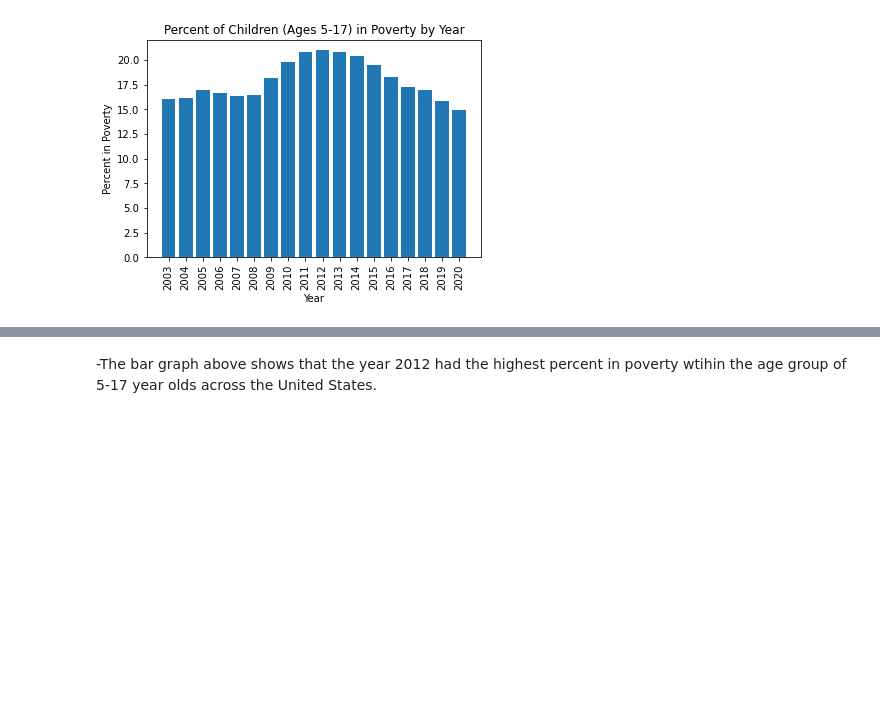
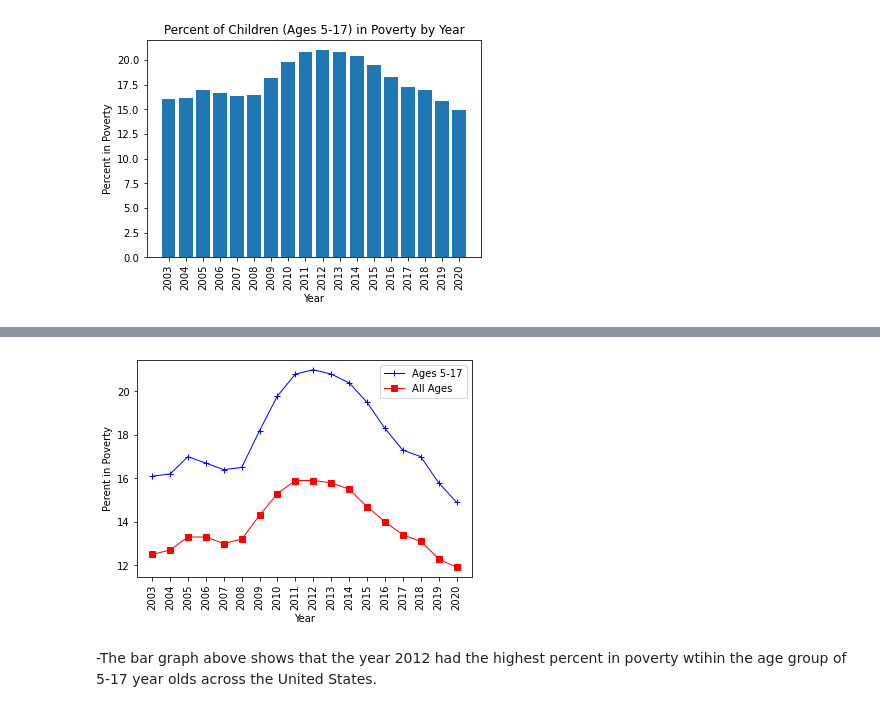
Before and after one commit to hthelander/Project-1, a Jupyter notebook: poverty_stats/poverty.ipynb, the cells around one changed output, grey strips where cells are left out. Drawn from its saved outputs; the diff is of its cells as text; code cells hidden in the pictures; blank space fills up the shorter version.

Commit message:
finalizing graphs

```diff
--- a/poverty_stats/poverty.ipynb
+++ b/poverty_stats/poverty.ipynb
@@ -131,3 +119,6 @@ plt.show()
 # plt.ylabel("Poverty Percent")
 # plt.title("Percent of Children (Ages 5-17) in Poverty by Year")
 # plt.show()
+# %%
+points_A=reduced_poverty_df["Poverty Percent Ages 5-17"]
+points_A
@@ -133,0 +145,3 @@ plt.show()
+# %%
+points_B=reduced_poverty_df["Poverty Percent All Ages"]
+points_B
@@ -133,0 +168,4 @@ plt.show()
+# %%
+x_axis= ["2003","2004","2005","2006","2007","2008","2009","2010",
+        "2011","2012","2013","2014","2015","2016","2017","2018","2019","2020"]
+x_axis
@@ -134,3 +191,13 @@ plt.show()
+# %%
+school, = plt.plot(x_axis, points_A, marker="+", color="blue", linewidth=1, label="Ages 5-17")
+all_ages, = plt.plot(x_axis, points_B, marker="s", color="red", linewidth=1, label= "All Ages")
+plt.legend(handles=[school, all_ages], loc="best")
+plt.xlabel("Year")
+plt.ylabel("Perent in Poverty")
+plt.xticks(rotation='vertical')
+plt.savefig("../Resources/dual_poverty_graph")
+# %% [output]
+[figure, added]
 # %% [markdown]
 -The bar graph above shows that the year 2012 had the highest percent in poverty wtihin the age group of 5-17 year olds across the United States.
 # %%
```
Also changed, not shown: parts of 6 cells of this notebook, 5 other files.
